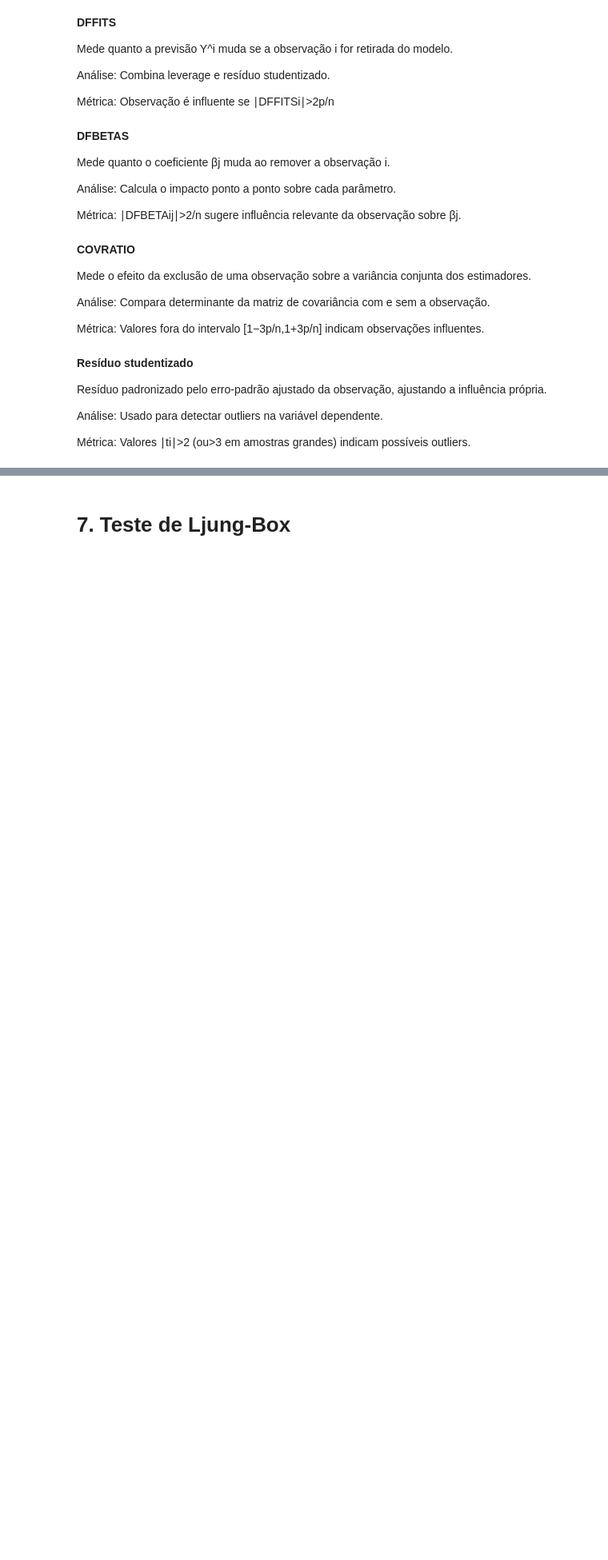
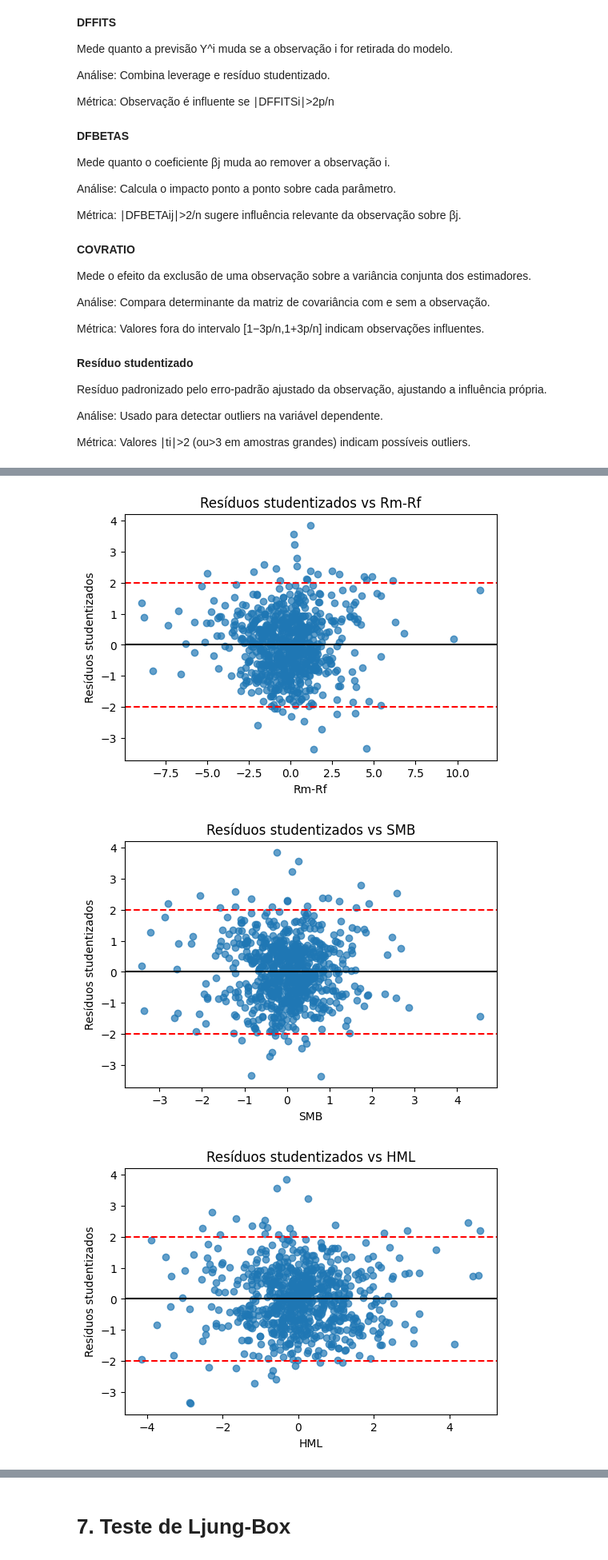
Before and after one commit to viniciuscaregnato/Fama-French-regression, a Jupyter notebook: trabalho 1.ipynb, the cells around one changed output, grey strips where cells are left out. Shown at 80% size. Saved outputs shown, nothing was run; the diff lists cells and outputs as text; code cells hidden in the pictures; blank space fills up the shorter version.

```diff
--- a/trabalho 1.ipynb
+++ b/trabalho 1.ipynb
@@ -784,6 +781,0 @@ Neste caso, optarei pelo modelo AIC.
-# %%
-Y = df["ExcessRet"]
-X = df[["Mom", "ST_Rev"]]
-X_const = sm.add_constant(X)
-
-model = sm.OLS(Y, X_const).fit()
@@ -1052,0 +1006,18 @@ display(df)
+# %%
+resid_stud = influence.resid_studentized_external
+
+# --- Loop para cada variável de X
+for col in X.columns:
+    plt.figure(figsize=(6,4))
+    plt.scatter(X[col], resid_stud, alpha=0.7)
+    plt.axhline(y=0, color="black", linestyle="-")
+    plt.axhline(y=2, color="red", linestyle="--")
+    plt.axhline(y=-2, color="red", linestyle="--")
+    plt.title(f"Resíduos studentizados vs {col}")
+    plt.xlabel(col)
+    plt.ylabel("Resíduos studentizados")
+    plt.show()
+# %% [output]
+[figure, added]
+[figure, added]
+[figure, added]
```
Also changed, not shown: parts of 39 cells of this notebook.
